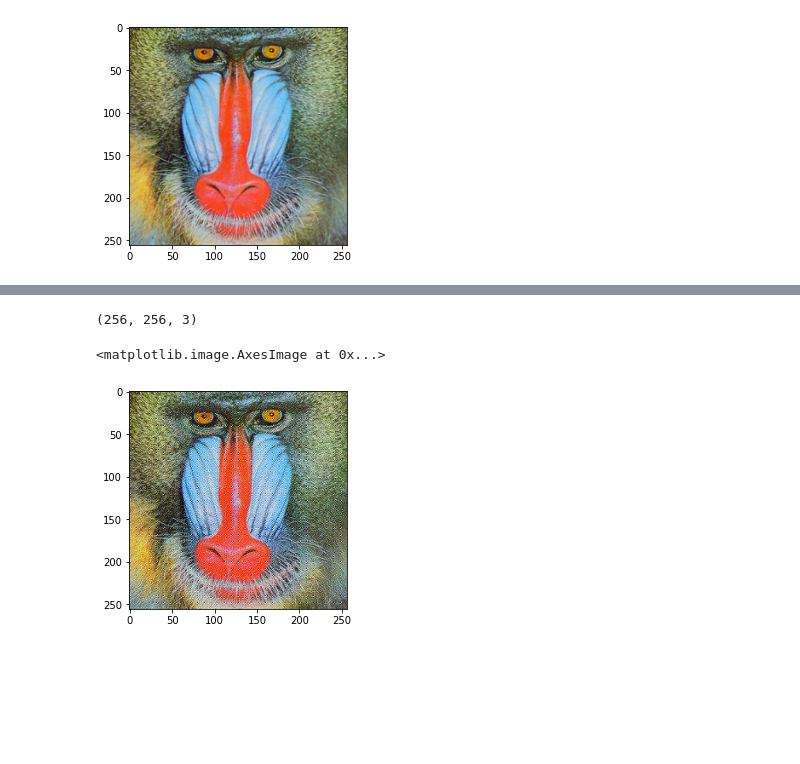
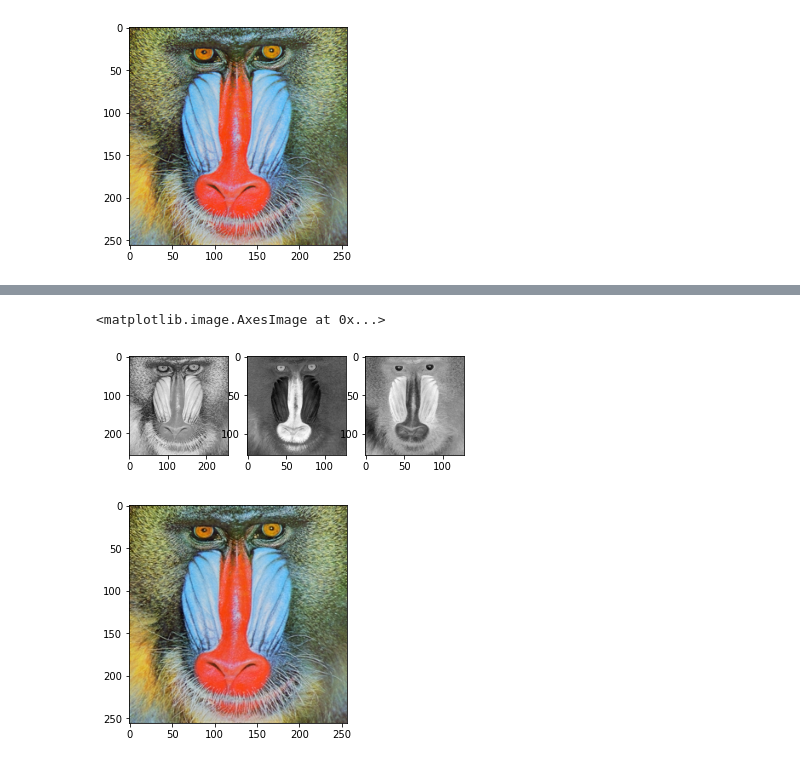
Before and after one commit to ryuz/training, a Jupyter notebook: jpeg_codec/test.ipynb, the cells around one changed output, grey strips where cells are left out. Drawn from its saved outputs; the diff is of its cells as text; code cells hidden in the pictures; blank space fills up the shorter version.

```diff
--- a/jpeg_codec/test.ipynb
+++ b/jpeg_codec/test.ipynb
@@ -49,6 +47,8 @@ def idct(src):
     return dst
 # %%
 img_src = cv2.imread("Mandrill.bmp")
+w = img_src.shape[1]
+h = img_src.shape[0]
 plt.imshow(img_src[:,:,::-1])
 # %% [output]
 <matplotlib.image.AxesImage at 0x...>
@@ -92,4 +55,0 @@ for c in range(channel):
-# %%
-F.shape
-# %% [output]
-(256, 256, 3)
@@ -102,5 +56,36 @@ out = np.clip(out, 0, 255).astype(np.uint8)
-# %%
-plt.imshow(out[:,:,::-1])
-# %% [output]
-<matplotlib.image.AxesImage at 0x...>
-[figure, removed]
+# %%
+# YCbCr化 (色相は縮小)
+img_ycrcb = cv2.cvtColor(img_src, cv2.COLOR_BGR2YCrCb)
+img_y = img_ycrcb[:,:,0]
+img_cr = cv2.resize(img_ycrcb[:,:,1], (w//2, h//2))
+img_cb = cv2.resize(img_ycrcb[:,:,2], (w//2, h//2))
+
+# 表示
+plt.subplot(131)
+plt.imshow(img_y, 'gray')
+plt.subplot(132)
+plt.imshow(img_cr, 'gray')
+plt.subplot(133)
+plt.imshow(img_cb, 'gray')
+# %% [output]
+<matplotlib.image.AxesImage at 0x...>
+[figure, added]
+# %%
+# dct
+dct_y = calc_dct(img_y.astype(np.int32) - 128)
+dct_cr = calc_dct(img_cr.astype(np.int32) - 128)
+dct_cb = calc_dct(img_cb.astype(np.int32) - 128)
+
+# test
+if True:
+    # 戻るかチェック
+    tmp_y = np.clip(calc_idct(dct_y) + 128, 0, 255).astype(np.uint8)
+    tmp_cr = np.clip(calc_idct(dct_cr) + 128, 0, 255).astype(np.uint8)
+    tmp_cb = np.clip(calc_idct(dct_cb) + 128, 0, 255).astype(np.uint8)
+    tmp_cr = cv2.resize(tmp_cr, (w, h))
+    tmp_cb = cv2.resize(tmp_cb, (w, h))
+    tmp_ycrcb = cv2.merge([tmp_y, tmp_cr, tmp_cb])
+    tmp_rgb = cv2.cvtColor(tmp_ycrcb, cv2.COLOR_YCrCb2BGR)
+    plt.imshow(tmp_rgb[:,:,::-1])
+# %% [output]
+[figure, added]
```
Also changed, not shown: parts of 9 cells of this notebook.
